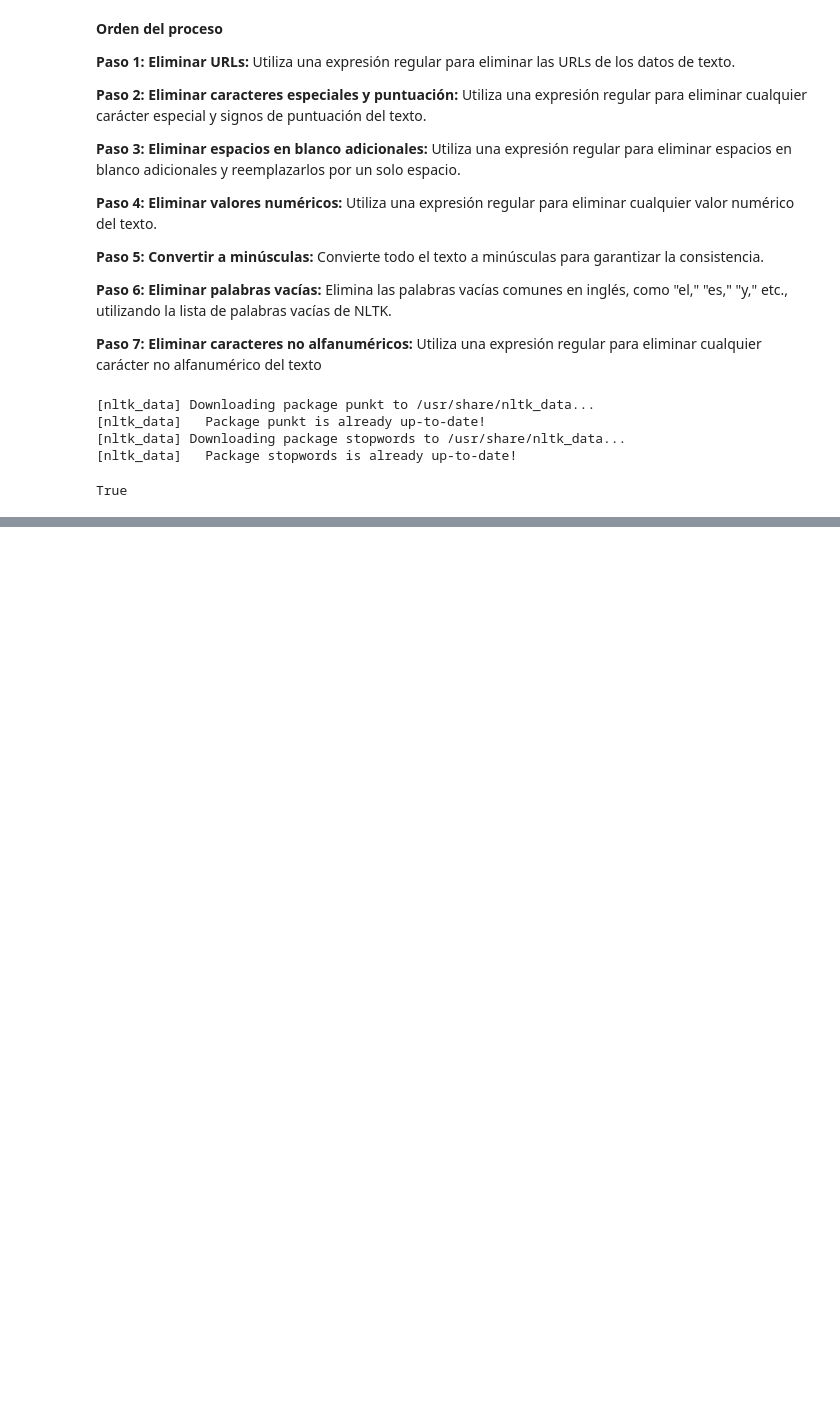
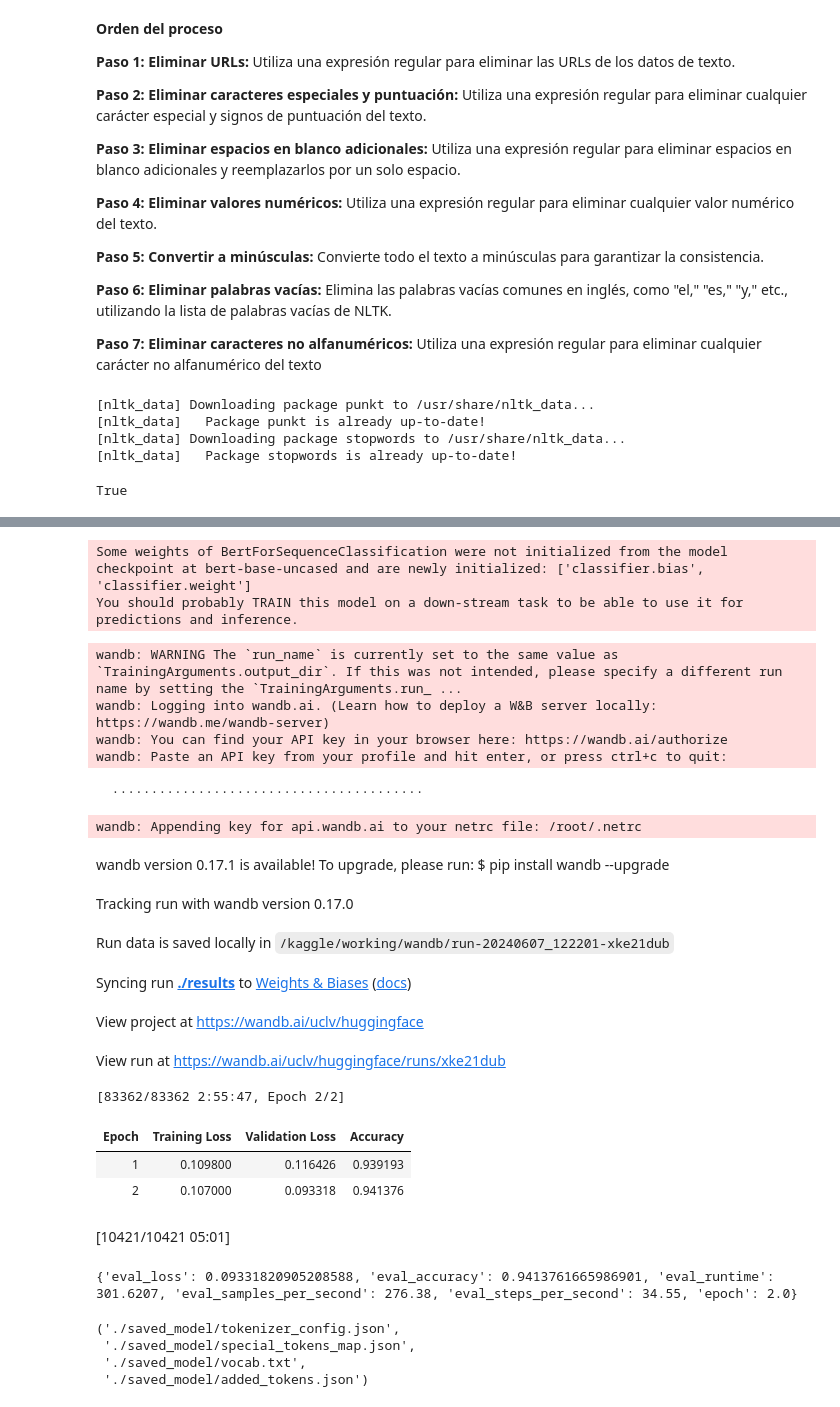
Before and after one commit to KevinPrietoBorges/Analisis_Emociones, a Jupyter notebook: Analisis_Emociones.ipynb, the cells around one changed output, grey strips where cells are left out. Drawn from its saved outputs; the diff is of its cells as text; code cells hidden in the pictures; blank space fills up the shorter version.

Commit message:
Kaggle Notebook | Analisis_Emociones | Version 3

```diff
--- a/Analisis_Emociones.ipynb
+++ b/Analisis_Emociones.ipynb
@@ -221,0 +304,4 @@ True
+# %%
+df['Text'] = df['Text'].apply(lambda x: re.sub(r'[^a-zA-Z\s]', '', x))
+
+print(df.head())
@@ -221,0 +371,71 @@ True
+# %%
+# Definir una función para imprimir la precisión en cada época
+def compute_metrics(p):
+    labels = p.label_ids
+    preds = p.predictions.argmax(-1)
+    accuracy = (preds == labels).mean()
+    return {"accuracy": accuracy}
+
+# Configuración de los argumentos de entrenamiento
+training_args = TrainingArguments(
+    output_dir='./results',          # Directorio de salida para guardar los resultados del entrenamiento
+    num_train_epochs=2,              # Número total de épocas de entrenamiento
+    per_device_train_batch_size=8,   # Tamaño del lote de entrenamiento por dispositivo
+    per_device_eval_batch_size=8,    # Tamaño del lote de evaluación por dispositivo
+    warmup_steps=500,                # Número de pasos para el ajuste de aprendizaje
+    weight_decay=0.01,               # Decaimiento de peso
+    logging_dir='./logs',            # Directorio de salida para los registros de entrenamiento
+    eval_strategy="epoch",     # Estrategia de evaluación: evaluar después de cada época
+    save_strategy="epoch",           # Estrategia de guardado: guardar después de cada época
+    logging_steps=100,               # Intervalo de pasos para registrar métricas
+    eval_steps=500,                  # Intervalo de pasos para evaluar durante el entrenamiento
+    save_steps=500,                  # Intervalo de pasos para guardar modelos
+)
+
+# Inicialización del modelo
+model = BertForSequenceClassification.from_pretrained('bert-base-uncased', num_labels=6)
+# %% [output]
+Some weights of BertForSequenceClassification were not initialized from the model checkpoint at bert-base-uncased and are newly initialized: ['classifier.bias', 'classifier.weight']
+You should probably TRAIN this model on a down-stream task to be able to use it for predictions and inference.
+# %%
+trainer = Trainer(
+    model=model,
+    args=training_args,
+    train_dataset=train_dataset,
+    eval_dataset=test_dataset,
+    compute_metrics=compute_metrics
+)
+
+# Entrenamiento del modelo
+trainer.train()
+
+# Evaluación del modelo
+results = trainer.evaluate()
+print(results)
+# %% [output]
+wandb: WARNING The `run_name` is currently set to the same value as `TrainingArguments.output_dir`. If this was not intended, please specify a different run name by setting the `TrainingArguments.run_ ...
+wandb: Logging into wandb.ai. (Learn how to deploy a W&B server locally: https://wandb.me/wandb-server)
+wandb: You can find your API key in your browser here: https://wandb.ai/authorize
+wandb: Paste an API key from your profile and hit enter, or press ctrl+c to quit:
+  ········································
+wandb: Appending key for api.wandb.ai to your netrc file: /root/.netrc
+wandb version 0.17.1 is available! To upgrade, please run: $ pip install wandb --upgrade
+Tracking run with wandb version 0.17.0
+Run data is saved locally in /kaggle/working/wandb/run-20240607_122201-xke21dub
+Syncing run ./results to Weights & Biases (docs)
+View project at https://wandb.ai/uclv/huggingface
+View run at https://wandb.ai/uclv/huggingface/runs/xke21dub
+[83362/83362 2:55:47, Epoch 2/2]
+| Epoch | Training Loss | Validation Loss | Accuracy |
+| 1 | 0.109800 | 0.116426 | 0.939193 |
+| 2 | 0.107000 | 0.093318 | 0.941376 |
+[10421/10421 05:01]
+{'eval_loss': 0.09331820905208588, 'eval_accuracy': 0.9413761665986901, 'eval_runtime': 301.6207, 'eval_samples_per_second': 276.38, 'eval_steps_per_second': 34.55, 'epoch': 2.0}
+# %%
+model.save_pretrained("./saved_model")
+tokenizer.save_pretrained("./saved_model")
+# %% [output]
+('./saved_model/tokenizer_config.json',
+ './saved_model/special_tokens_map.json',
+ './saved_model/vocab.txt',
+ './saved_model/added_tokens.json')
```
Also changed, not shown: parts of 23 cells of this notebook.
